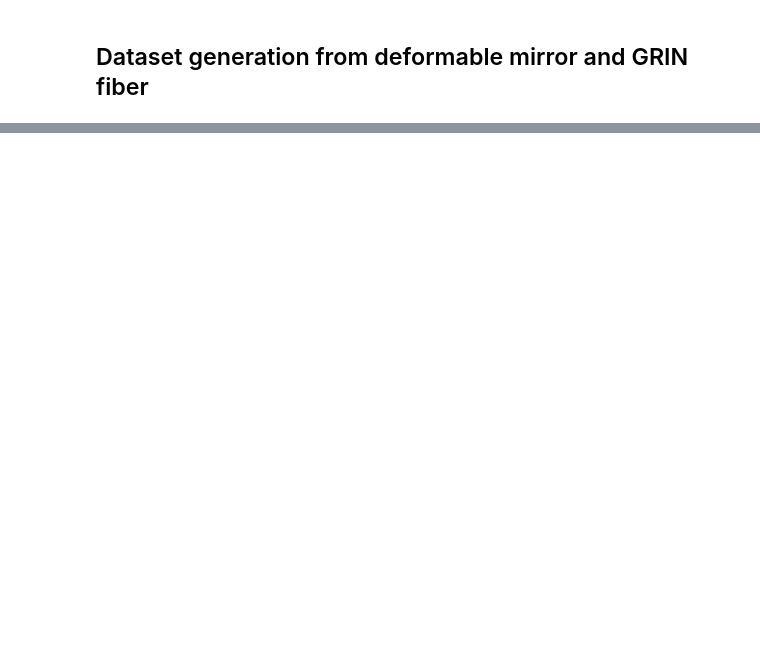
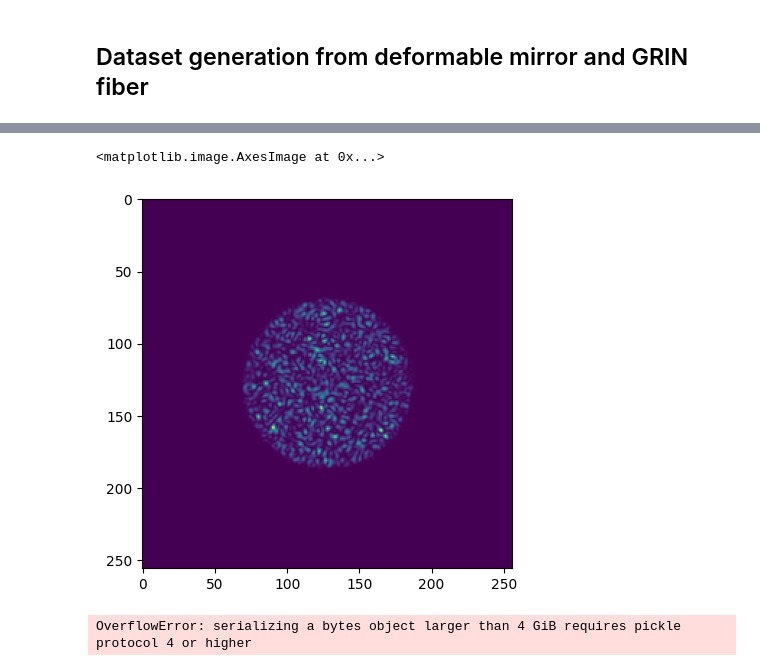
Before and after one commit to jysru/MMF_LP_modes, a Jupyter notebook: notebooks/generate_dataset_step_index.ipynb, the cells around one changed output, grey strips where cells are left out. Cells and saved outputs as stored; diff of their text form; code cells hidden in the pictures; blank space fills up the shorter version.

```diff
--- a/notebooks/generate_dataset_step_index.ipynb
+++ b/notebooks/generate_dataset_step_index.ipynb
@@ -28,4 +84,10 @@ plt.imshow(dset[ridx])
 # %%
-plt.imshow(np.abs(dset._transfer_matrix[1,...]))
+plt.imshow(np.square(np.abs(dset._transf[...,2])))
+# %% [output]
+<matplotlib.image.AxesImage at 0x...>
+[figure, added]
 # %%
-dset.export(return_output_fields=True, add_exp_noise=True, noise_func=np.max, file_type='matlab')
+# dset.export(return_output_fields=True, add_exp_noise=False, noise_func=np.max, file_type='matlab')
+dset.export(return_output_fields=True, add_exp_noise=True, noise_func=np.max, file_type='numpy')
+# %% [output]
+OverflowError: serializing a bytes object larger than 4 GiB requires pickle protocol 4 or higher
```
Also changed, not shown: parts of 5 cells of this notebook.
